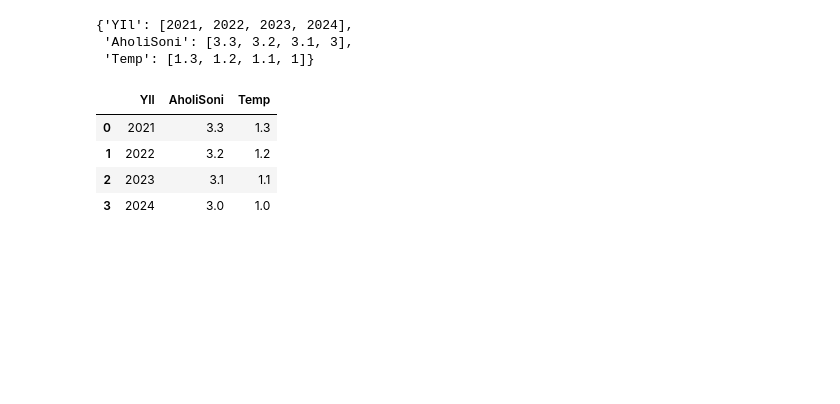
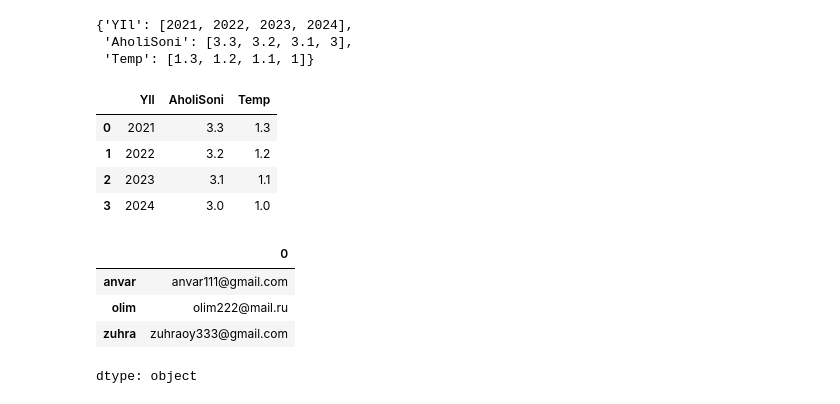
Before and after one commit to shakhzodbekbobobekov/data-science, a Jupyter notebook: first_nb.ipynb, the cells around one changed output. Saved outputs shown, nothing was run; the diff lists cells and outputs as text; code cells hidden in the pictures; blank space fills up the shorter version.

```diff
--- a/first_nb.ipynb
+++ b/first_nb.ipynb
@@ -198,0 +202,9 @@ df
+# %%
+result = Series(emails)
+result
+# %% [output]
+|  | 0 |
+| anvar | anvar111@gmail.com |
+| olim | olim222@mail.ru |
+| zuhra | zuhraoy333@gmail.com |
+dtype: object
```
Also changed, not shown: parts of 3 cells of this notebook.
